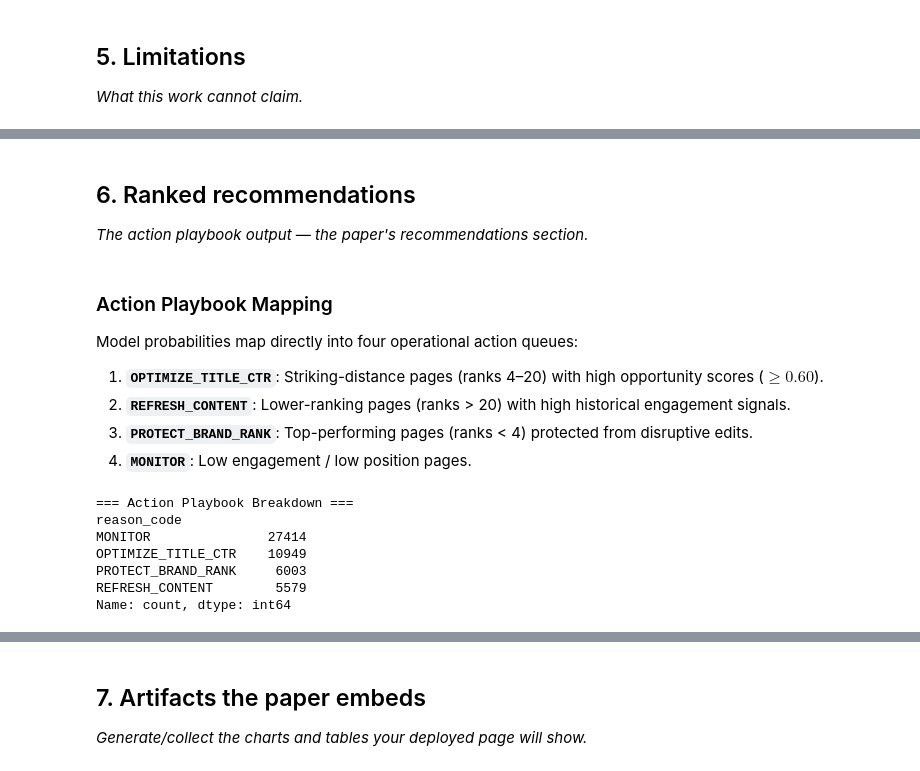
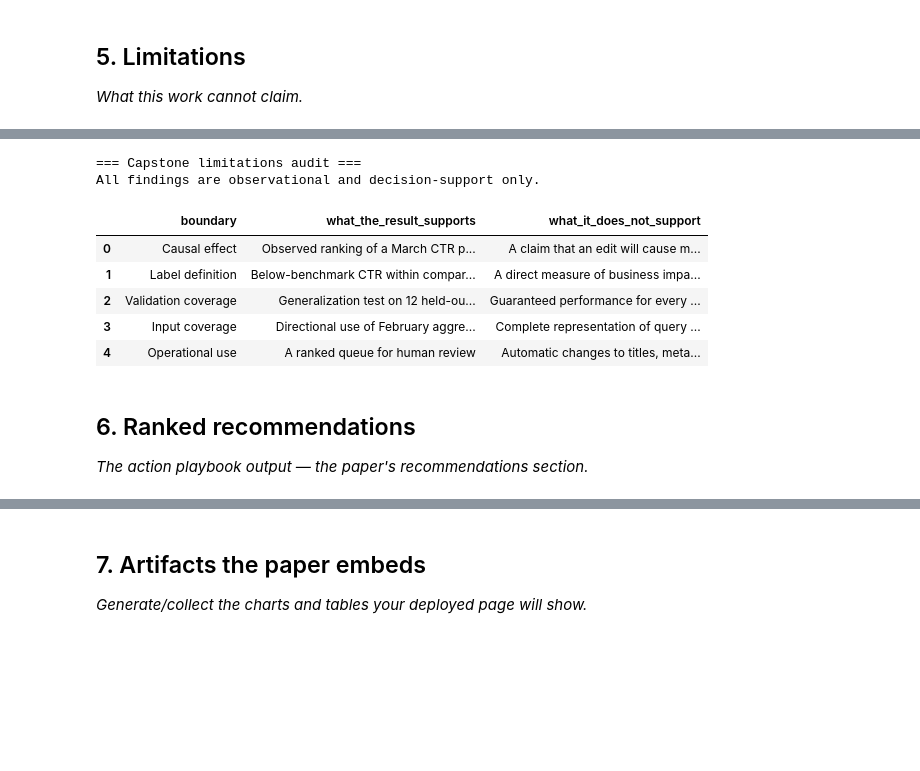
Before and after one commit to ramyaa-hegde/flyrank-ml-internship-tasks, a Jupyter notebook: work/notebooks/capstone.ipynb, the cells around one changed output, grey strips where cells are left out. Cells and saved outputs as stored; diff of their text form; code cells hidden in the pictures; blank space fills up the shorter version.

```diff
--- a/work/notebooks/capstone.ipynb
+++ b/work/notebooks/capstone.ipynb
@@ -137,40 +539,47 @@ Precision                 0.576946                         0.606725
+# %%
+limitations = pd.DataFrame(
+    [
+        {
+            "boundary": "Causal effect",
+            "what_the_result_supports": "Observed ranking of a March CTR proxy",
+            "what_it_does_not_support": "A claim that an edit will cause more clicks",
+        },
+        {
+            "boundary": "Label definition",
+            "what_the_result_supports": "Below-benchmark CTR within comparable March position buckets",
+            "what_it_does_not_support": "A direct measure of business impact or user satisfaction",
+        },
+        {
+            "boundary": "Validation coverage",
+            "what_the_result_supports": "Generalization test on 12 held-out pseudonymized clients",
+            "what_it_does_not_support": "Guaranteed performance for every client, period, or search context",
+        },
+        {
+            "boundary": "Input coverage",
+            "what_the_result_supports": "Directional use of February aggregate features",
+            "what_it_does_not_support": "Complete representation of query intent, SERP layout, or seasonality",
+        },
+        {
+            "boundary": "Operational use",
+            "what_the_result_supports": "A ranked queue for human review",
+            "what_it_does_not_support": "Automatic changes to titles, metadata, URLs, or published pages",
+        },
+    ]
+)
+
+print("=== Capstone limitations audit ===")
+print("All findings are observational and decision-support only.")
+display(limitations)
+# %% [output]
+=== Capstone limitations audit ===
+All findings are observational and decision-support only.
+|  | boundary | what_the_result_supports | what_it_does_not_support |
+| 0 | Causal effect | Observed ranking of a March CTR p... | A claim that an edit will cause m... |
+| 1 | Label definition | Below-benchmark CTR within compar... | A direct measure of business impa... |
+| 2 | Validation coverage | Generalization test on 12 held-ou... | Guaranteed performance for every ... |
+| 3 | Input coverage | Directional use of February aggre... | Complete representation of query ... |
+| 4 | Operational use | A ranked queue for human review | Automatic changes to titles, meta... |
 # %% [markdown]
 ## 6. Ranked recommendations
 
 *The action playbook output — the paper's recommendations section.*
-# %% [markdown]
-### Action Playbook Mapping
-
-Model probabilities map directly into four operational action queues:
-1. **`OPTIMIZE_TITLE_CTR`**: Striking-distance pages (ranks 4–20) with high opportunity scores ($\ge 0.60$).
-2. **`REFRESH_CONTENT`**: Lower-ranking pages (ranks > 20) with high historical engagement signals.
-3. **`PROTECT_BRAND_RANK`**: Top-performing pages (ranks < 4) protected from disruptive edits.
-4. **`MONITOR`**: Low engagement / low position pages.
-# %%
-# Map entire dataset to recommendation reason codes
-df['opportunity_score'] = clf.predict_proba(X)[:, 1]
-
-def assign_action(row):
-    pos = row['gsc_avg_position']
-    score = row['opportunity_score']
-    if 4.0 <= pos <= 20.0 and score >= 0.60:
-        return 'OPTIMIZE_TITLE_CTR'
-    elif pos > 20.0 and score >= 0.50:
-        return 'REFRESH_CONTENT'
-    elif pos < 4.0:
-        return 'PROTECT_BRAND_RANK'
-    else:
-        return 'MONITOR'
-
-df['reason_code'] = df.apply(assign_action, axis=1)
-
-print("=== Action Playbook Breakdown ===")
-print(df['reason_code'].value_counts())
-# %% [output]
-=== Action Playbook Breakdown ===
-reason_code
-MONITOR               27414
-OPTIMIZE_TITLE_CTR    10949
-PROTECT_BRAND_RANK     6003
-REFRESH_CONTENT        5579
-Name: count, dtype: int64
```
Also changed, not shown: parts of 21 cells of this notebook.
